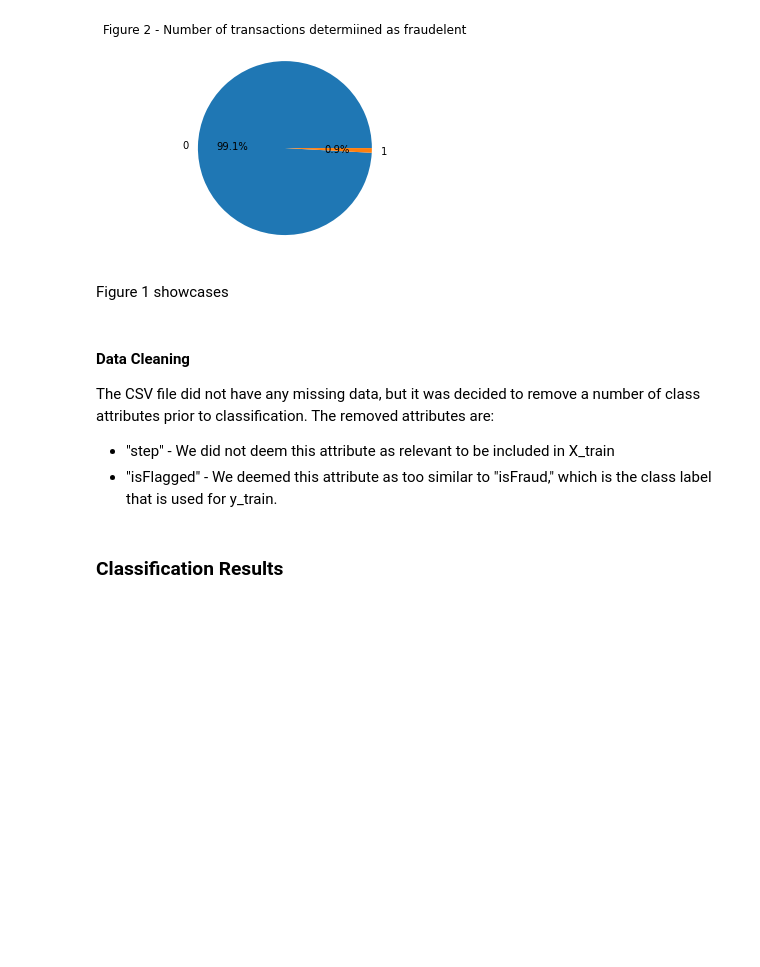
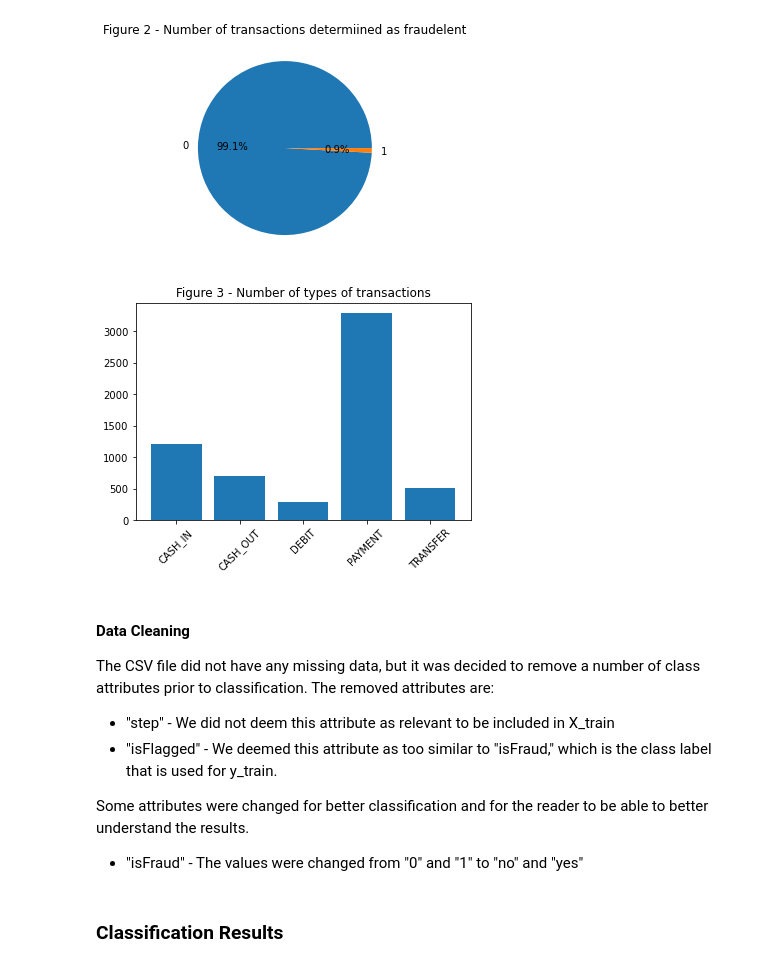
Before and after one commit to cristal104/CPSC322_Final_Project, a Jupyter notebook: technical_report.ipynb, the cells around one changed output. Drawn from its saved outputs; the diff is of its cells as text; code cells hidden in the pictures; blank space fills up the shorter version.

```diff
--- a/technical_report.ipynb
+++ b/technical_report.ipynb
@@ -59,13 +59,20 @@ fraud_values, fraud_count = myutils.get_frequencies(table, header, "isFraud")
 plot_utils.pie_chart(fraud_values, fraud_count, "Figure 2 - Number of transactions determiined as fraudelent")
 # %% [output]
 [figure]
-# %% [markdown]
-Figure 1 showcases
+# %%
+# Bar Graph - Number of transaction types
+type_values, type_count =  myutils.get_frequencies(table, header, "type")
+plot_utils.bar_chart(type_values, type_count, "Figure 3 - Number of types of transactions")
+# %% [output]
+[figure, added]
 # %% [markdown]
 #### Data Cleaning
 The CSV file did not have any missing data, but it was decided to remove a number of class attributes prior to classification. The removed attributes are:
 * "step" - We did not deem this attribute as relevant to be included in X_train
 * "isFlagged" - We deemed this attribute as too similar to "isFraud," which is the class label that is used for y_train.
+
+Some attributes were changed for better classification and for the reader to be able to better understand the results.
+* "isFraud" - The values were changed from "0" and "1" to "no" and "yes"
 # %%
 # remove "step" and "isFlagged" from the dataset
 myutils.drop_cols(table, header, "step")
```
Also changed, not shown: parts of 4 cells of this notebook, 2 other files.
